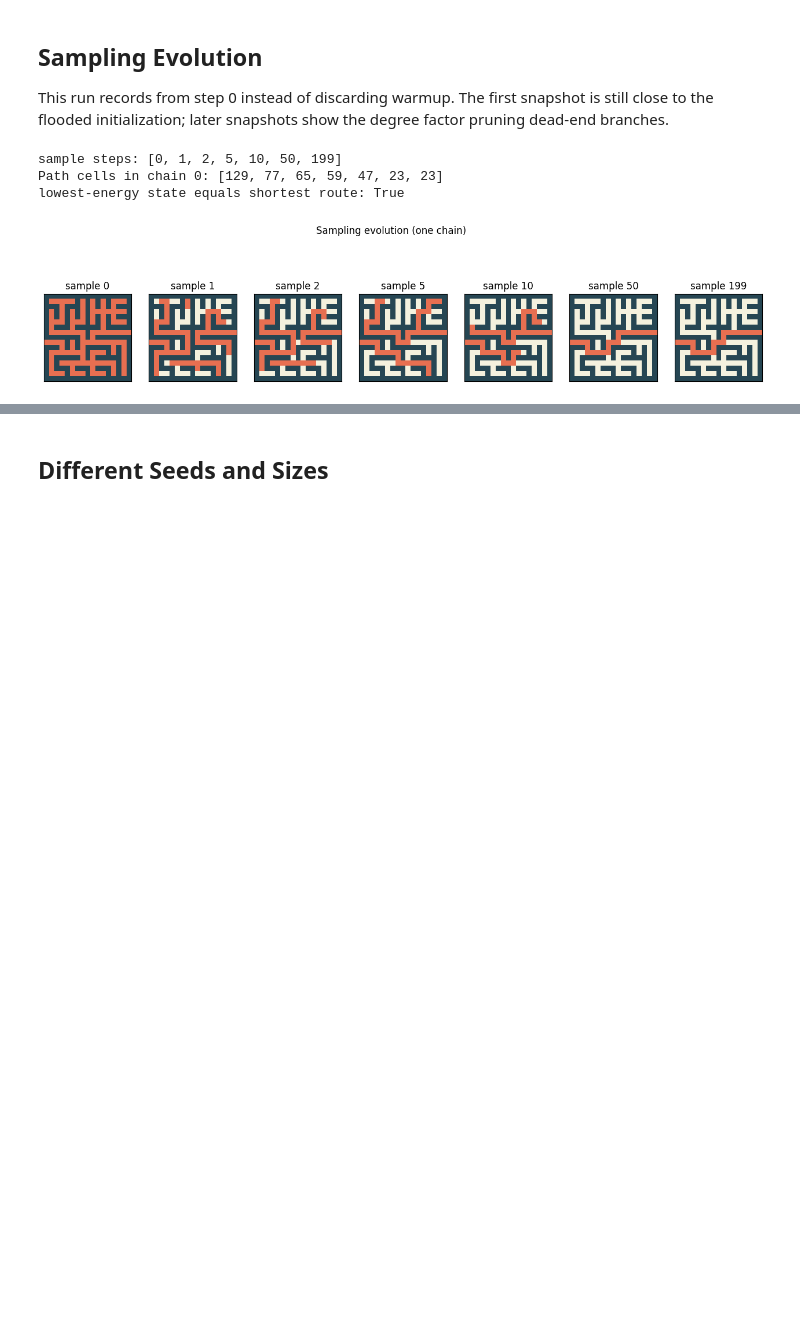
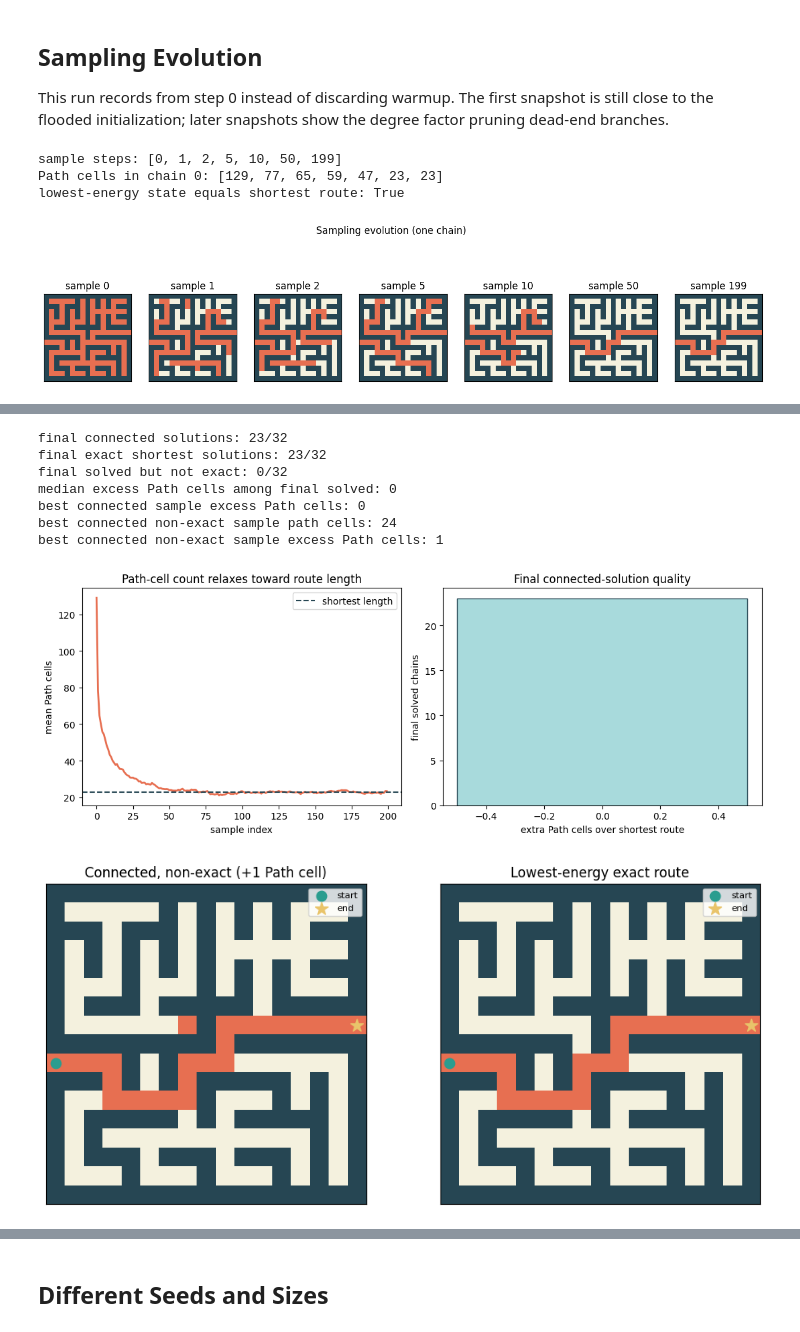
Before and after one commit to vstrozzi/prob-computing, a Jupyter notebook: maze_solution_comparison.ipynb, the cells around one changed output, grey strips where cells are left out. Saved outputs shown, nothing was run; the diff lists cells and outputs as text; code cells hidden in the pictures; blank space fills up the shorter version.

```diff
--- a/maze_solution_comparison.ipynb
+++ b/maze_solution_comparison.ipynb
@@ -171,0 +286,54 @@ lowest-energy state equals shortest route: True
+# %%
+final_solved = evolution['solved_samples'][:, -1]
+final_exact = evolution['exact_samples'][:, -1]
+final_excess = evolution['excess_path'][:, -1]
+solved_not_exact = final_solved & ~final_exact
+
+fig, axes = plt.subplots(1, 2, figsize=(11, 4.2))
+axes[0].plot(evolution['path_counts'].mean(axis=0), color='#e76f51', lw=2)
+axes[0].axhline(evolution['shortest_cells'], color='#264653', ls='--', lw=1.5,
+                label='shortest length')
+axes[0].set_xlabel('sample index')
+axes[0].set_ylabel('mean Path cells')
+axes[0].set_title('Path-cell count relaxes toward route length')
+axes[0].legend()
+
+if final_solved.any():
+    axes[1].hist(final_excess[final_solved], bins=np.arange(final_excess[final_solved].max() + 2) - 0.5,
+                 color='#a8dadc', edgecolor='#264653')
+axes[1].set_xlabel('extra Path cells over shortest route')
+axes[1].set_ylabel('final solved chains')
+axes[1].set_title('Final connected-solution quality')
+fig.tight_layout()
+
+print('final connected solutions:', f'{final_solved.sum()}/{len(final_solved)}')
+print('final exact shortest solutions:', f'{final_exact.sum()}/{len(final_exact)}')
+print('final solved but not exact:', f'{solved_not_exact.sum()}/{len(solved_not_exact)}')
+if final_solved.any():
+    print('median excess Path cells among final solved:', int(np.median(final_excess[final_solved])))
+    print('best connected sample excess Path cells:', evolution['best_solution_excess'])
+if evolution['best_nonexact_solution_state'] is not None:
+    print('best connected non-exact sample path cells:', evolution['best_nonexact_solution_path_cells'])
+    print('best connected non-exact sample excess Path cells:', evolution['best_nonexact_solution_excess'])
+
+if evolution['best_nonexact_solution_state'] is not None:
+    fig, axes = plt.subplots(1, 2, figsize=(10, 4.5))
+    visualize.plot_state(
+        evolution['mg'], evolution['best_nonexact_solution_state'], ax=axes[0],
+        title=f"Connected, non-exact (+{evolution['best_nonexact_solution_excess']} Path cell)"
+    )
+    visualize.plot_state(
+        evolution['mg'], evolution['best_state'], ax=axes[1],
+        title='Lowest-energy exact route'
+    )
+    fig.tight_layout();
+# %% [output]
+final connected solutions: 23/32
+final exact shortest solutions: 23/32
+final solved but not exact: 0/32
+median excess Path cells among final solved: 0
+best connected sample excess Path cells: 0
+best connected non-exact sample path cells: 24
+best connected non-exact sample excess Path cells: 1
+[figure, added]
+[figure, added]
```
Also changed, not shown: parts of 14 cells of this notebook, 3 other files.
